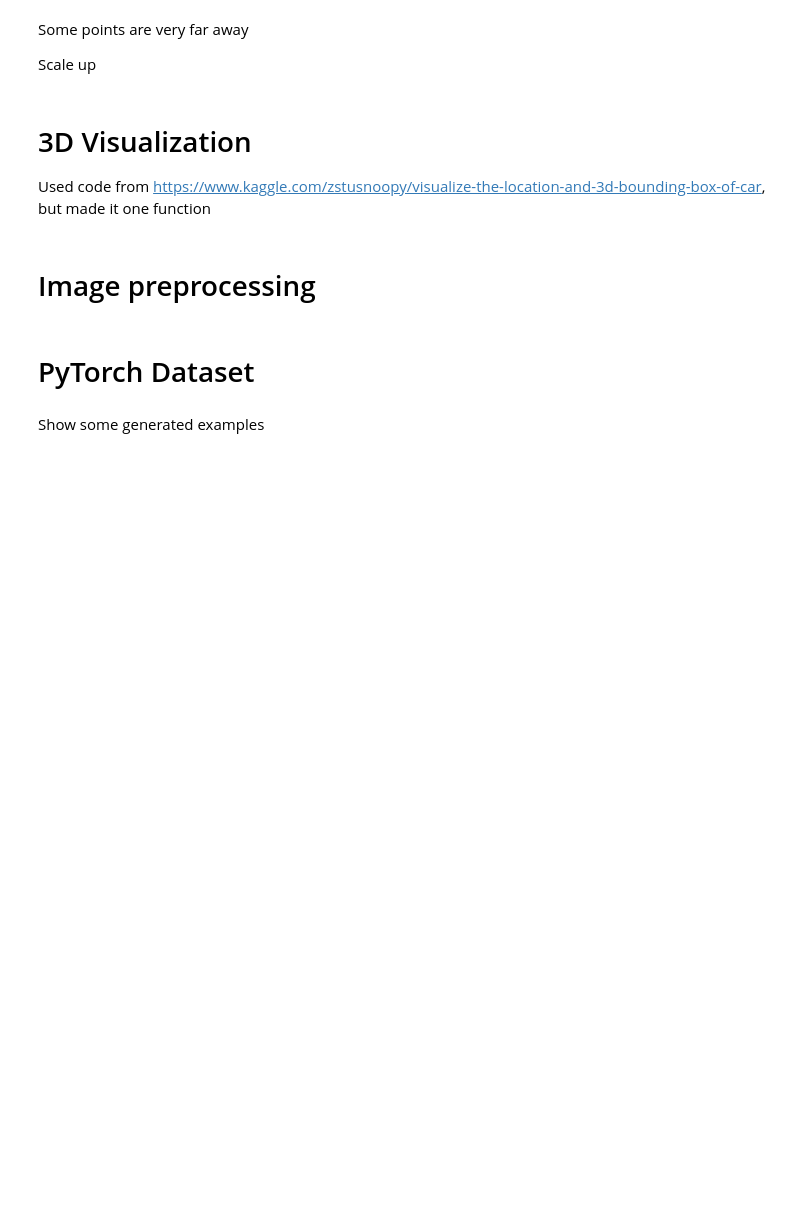
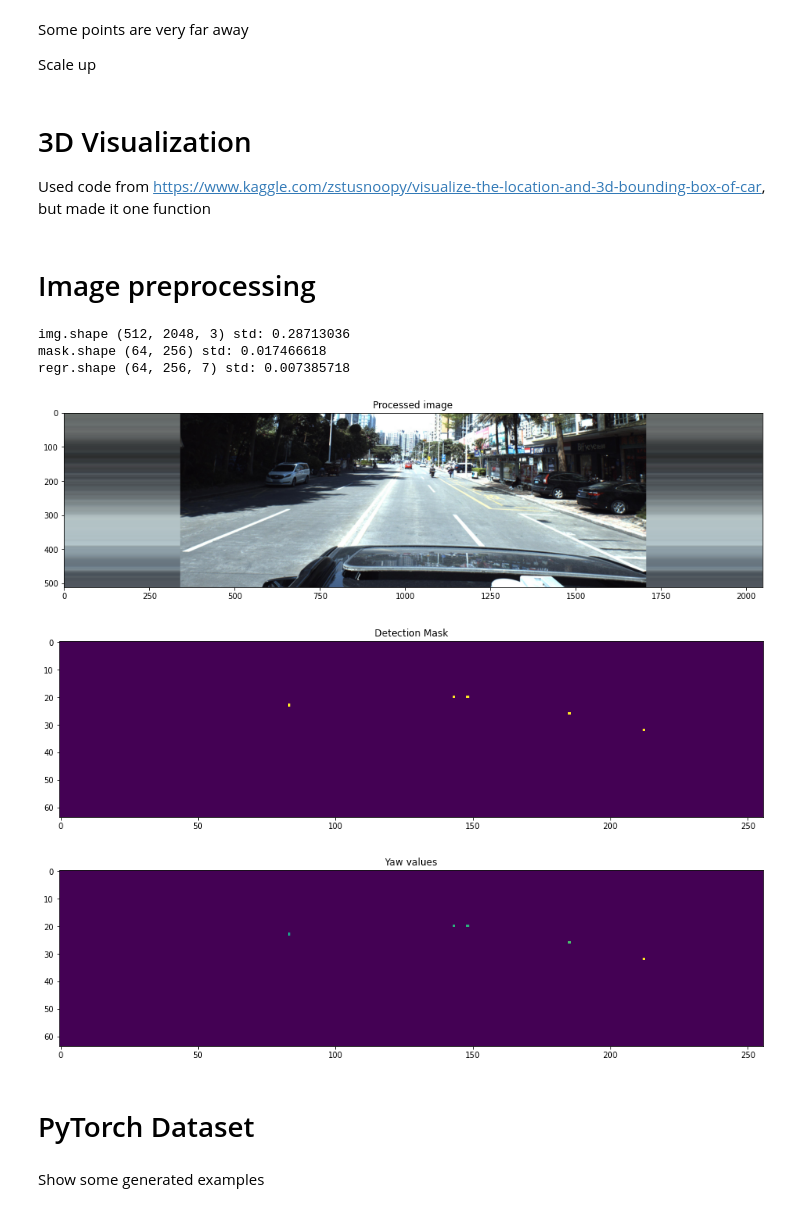
Before and after one commit to doheelab/pku-local, a Jupyter notebook: Center-Resnet Starter.ipynb, the cells around one changed output. Cells and saved outputs as stored; diff of their text form; code cells hidden in the pictures; blank space fills up the shorter version.

```diff
--- a/Center-Resnet Starter.ipynb
+++ b/Center-Resnet Starter.ipynb
@@ -370,29 +370,35 @@ def get_mask_and_regr(img, labels):
             regr[x, y] = [regr_dict[n] for n in sorted(regr_dict)]
     return mask, regr
 # %%
-# img0 = imread(PATH + 'train_images/' + train['ImageId'][0] + '.jpg')
-# img = preprocess_image(img0)
+img0 = imread(PATH + 'train_images/' + train['ImageId'][0] + '.jpg')
+img = preprocess_image(img0)
 
-# mask, regr = get_mask_and_regr(img0, train['PredictionString'][0])
+mask, regr = get_mask_and_regr(img0, train['PredictionString'][0])
 
-# print('img.shape', img.shape, 'std:', np.std(img))
-# print('mask.shape', mask.shape, 'std:', np.std(mask))
-# print('regr.shape', regr.shape, 'std:', np.std(regr))
+print('img.shape', img.shape, 'std:', np.std(img))
+print('mask.shape', mask.shape, 'std:', np.std(mask))
+print('regr.shape', regr.shape, 'std:', np.std(regr))
 
-# plt.figure(figsize=(16,16))
-# plt.title('Processed image')
-# plt.imshow(img)
-# plt.show()
+plt.figure(figsize=(16,16))
+plt.title('Processed image')
+plt.imshow(img)
+plt.show()
 
-# plt.figure(figsize=(16,16))
-# plt.title('Detection Mask')
-# plt.imshow(mask)
-# plt.show()
-
-# plt.figure(figsize=(16,16))
-# plt.title('Yaw values')
-# plt.imshow(regr[:,:,-2])
-# plt.show()
+plt.figure(figsize=(16,16))
+plt.title('Detection Mask')
+plt.imshow(mask)
+plt.show()
+plt.figure(figsize=(16,16))
+plt.title('Yaw values')
+plt.imshow(regr[:,:,-2])
+plt.show()
+# %% [output]
+img.shape (512, 2048, 3) std: 0.28713036
+mask.shape (64, 256) std: 0.017466618
+regr.shape (64, 256, 7) std: 0.007385718
+[figure, added]
+[figure, added]
+[figure, added]
 # %% [markdown]
 # PyTorch Dataset
 # %%
```
Also changed, not shown: parts of 33 cells of this notebook, 29 other files.
